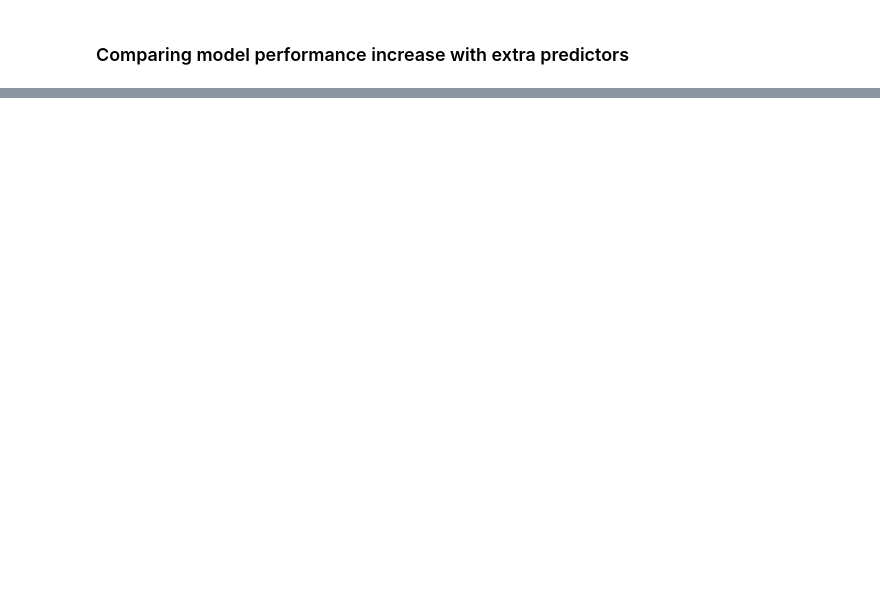
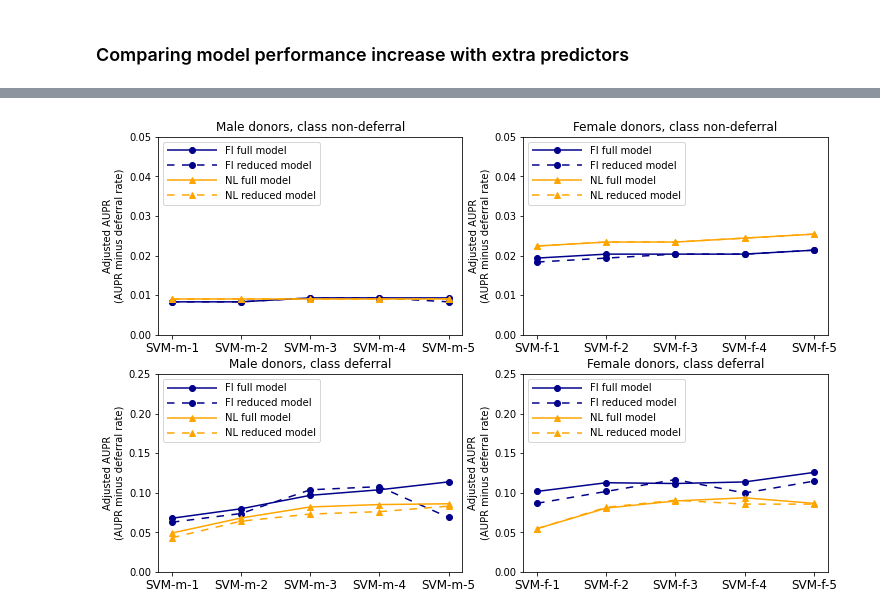
Before and after one commit to vinkenoogm/hbpred-compare, a Jupyter notebook: src/comparison.ipynb, the cells around one changed output, grey strips where cells are left out. Saved outputs shown, nothing was run; the diff lists cells and outputs as text; code cells hidden in the pictures; blank space fills up the shorter version.

```diff
--- a/src/comparison.ipynb
+++ b/src/comparison.ipynb
@@ -145,0 +183,15 @@ show_conf_matrix(path_NL)
+# %%
+auprs = []
+for name, group in probas.groupby(['sex', 'country', 'model', 'nback']):
+    aupr_0 = round(average_precision_score(group.HbOK, group.prob_low, pos_label=0), 3)
+    aupr_1 = round(average_precision_score(group.HbOK, group.prob_ok, pos_label=1), 3)
+    defrates = defs_FL if name[1] == 'FI' else defs_NL
+    defrate = defrates[0] if name[0] == 'men' else defrates[1]
+    ls = list(name)
+    ls.extend([aupr_0, aupr_1, defrate])
+    auprs.append(ls)
+
+auprs = pd.DataFrame(auprs, columns=['sex', 'country', 'model', 'nback', 'aupr_low', 'aupr_ok', 'defrate'])
+auprs['aupr_low_adj'] = auprs.aupr_low - auprs.defrate
+auprs['aupr_ok_adj'] = auprs.aupr_ok - (1 - auprs.defrate)
+auprs.head()
@@ -145,0 +205,36 @@ show_conf_matrix(path_NL)
+# %%
+fig, ax = plt.subplots(2, 2, figsize=(12,8))
+
+for name, group in auprs.groupby(['sex', 'country', 'model']):
+    x = 1 if name[0] == 'women' else 0
+    cname = name[1]
+    sex = 'f' if name[0] == 'women' else 'm'
+    xticks = ['SVM-' + sex + '-' + str(n) for n in range(1,6)]
+
+    for outcome in ('low', 'ok'):
+        y = 0 if outcome == 'ok' else 1
+        col = group.aupr_low_adj if outcome == 'low' else group.aupr_ok_adj
+
+        ax[y, x].plot(group.nback, col,
+                   marker='o' if name[1] == 'FI' else '^',
+                   linestyle='-' if name[2] == 'full' else '--',
+                   dashes=(5,0) if name[2] == 'full' else (5, 5),
+                   color='darkblue' if name[1] == 'FI' else 'orange',
+                   label=f'{cname} {name[2]} model')
+        ax[y, x].set_xticks(np.unique(group.nback))
+        ax[y, x].set_xticklabels(xticks, size='large')
+        ax[y, x].set_ylabel('Adjusted AUPR\n(AUPR minus deferral rate)')
+        ax[y, x].legend(loc = 'upper left', handlelength=5)
+
+    ax[0, x].set_ylim(0, 0.05)
+    ax[1, x].set_ylim(0, 0.25)
+
+ax[0, 1].set_title('Female donors, class non-deferral')
+ax[0, 0].set_title('Male donors, class non-deferral')
+ax[1, 1].set_title('Female donors, class deferral')
+ax[1, 0].set_title('Male donors, class deferral')
+
+# plt.show()
+plt.savefig(path_results / 'AUPR_by_submodel.png')
+# %% [output]
+[figure, added]
```
Also changed, not shown: parts of 13 cells of this notebook, 11 other files.
